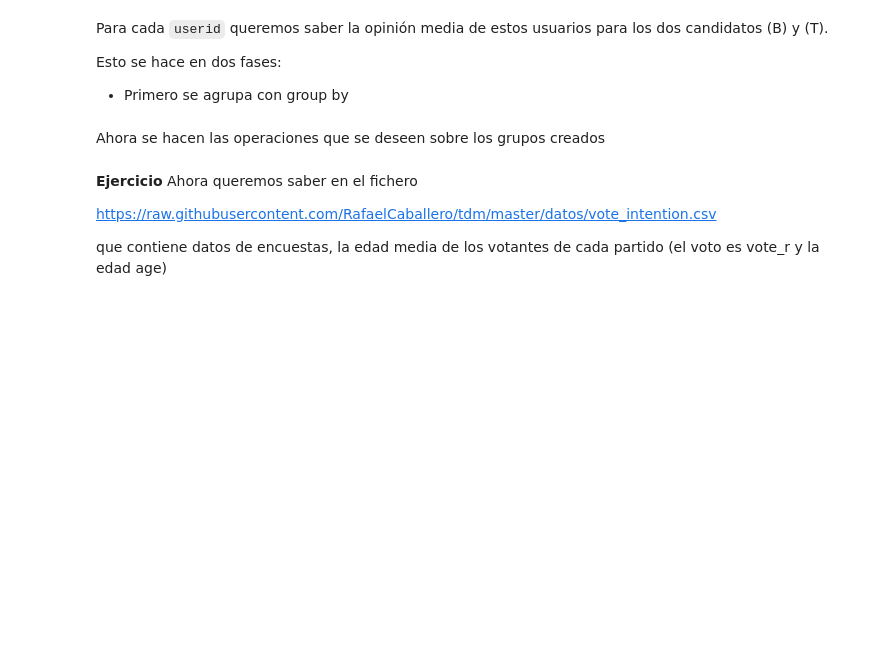
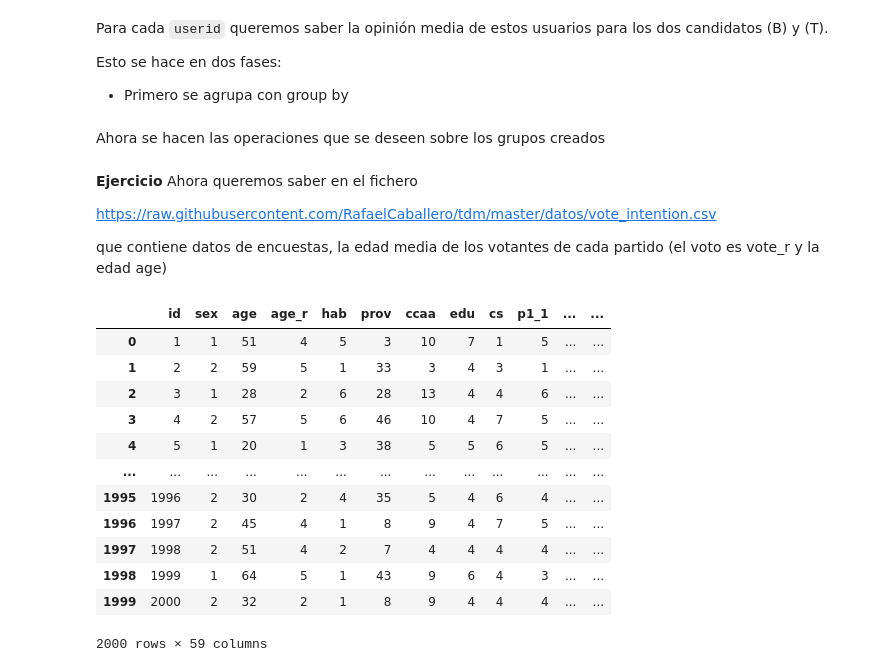
Before and after one commit to RafaelCaballero/APD, a Jupyter notebook: 13GirosYAgregaciones.ipynb, the cells around one changed output. Saved outputs shown, nothing was run; the diff lists cells and outputs as text; code cells hidden in the pictures; blank space fills up the shorter version.

```diff
--- a/13GirosYAgregaciones.ipynb
+++ b/13GirosYAgregaciones.ipynb
@@ -424,3 +424,22 @@ df_user
 https://raw.githubusercontent.com/RafaelCaballero/tdm/master/datos/vote_intention.csv
 
 que contiene datos de encuestas, la edad media de los votantes de cada partido (el voto es vote_r y la edad age)
+# %%
+import pandas as pd
+url = "https://raw.githubusercontent.com/RafaelCaballero/tdm/master/datos/vote_intention.csv"
+df = pd.read_csv(url)
+df
+# %% [output]
+|  | id | sex | age | age_r | hab | prov | ccaa | edu | cs | p1_1 | ... | ... |
+| 0 | 1 | 1 | 51 | 4 | 5 | 3 | 10 | 7 | 1 | 5 | ... | ... |
+| 1 | 2 | 2 | 59 | 5 | 1 | 33 | 3 | 4 | 3 | 1 | ... | ... |
+| 2 | 3 | 1 | 28 | 2 | 6 | 28 | 13 | 4 | 4 | 6 | ... | ... |
+| 3 | 4 | 2 | 57 | 5 | 6 | 46 | 10 | 4 | 7 | 5 | ... | ... |
+| 4 | 5 | 1 | 20 | 1 | 3 | 38 | 5 | 5 | 6 | 5 | ... | ... |
+| ... | ... | ... | ... | ... | ... | ... | ... | ... | ... | ... | ... | ... |
+| 1995 | 1996 | 2 | 30 | 2 | 4 | 35 | 5 | 4 | 6 | 4 | ... | ... |
+| 1996 | 1997 | 2 | 45 | 4 | 1 | 8 | 9 | 4 | 7 | 5 | ... | ... |
+| 1997 | 1998 | 2 | 51 | 4 | 2 | 7 | 4 | 4 | 4 | 4 | ... | ... |
+| 1998 | 1999 | 1 | 64 | 5 | 1 | 43 | 9 | 6 | 4 | 3 | ... | ... |
+| 1999 | 2000 | 2 | 32 | 2 | 1 | 8 | 9 | 4 | 4 | 4 | ... | ... |
+2000 rows × 59 columns
```
Also changed, not shown: parts of 17 cells of this notebook.
